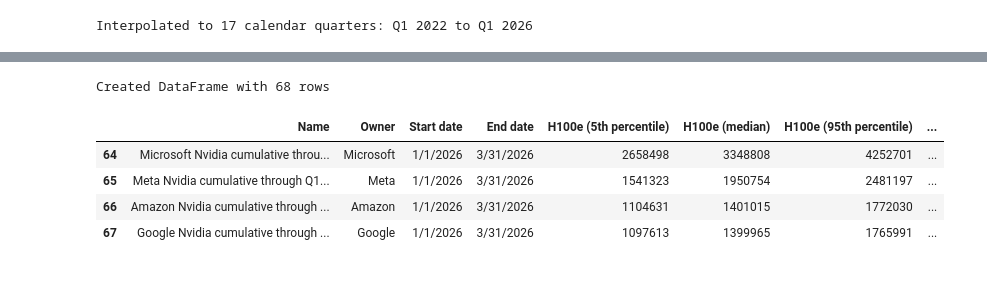
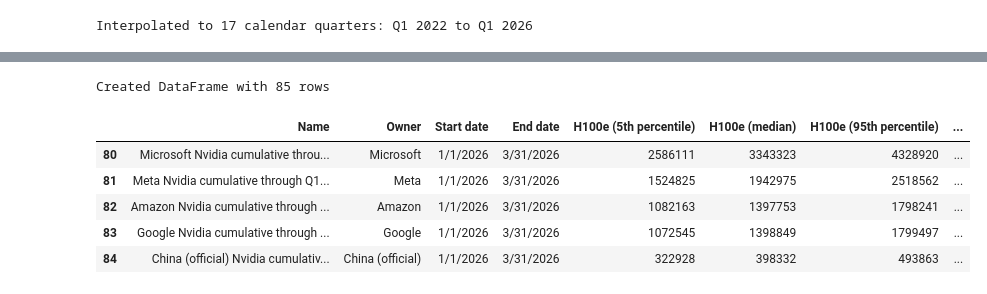
Before and after one commit to epoch-research/ai-chip-counts, a Jupyter notebook: nvidia_owners.ipynb, the cells around one changed output, grey strips where cells are left out. Drawn from its saved outputs; the diff is of its cells as text; code cells hidden in the pictures.

```diff
--- a/nvidia_owners.ipynb
+++ b/nvidia_owners.ipynb
@@ -362,6 +364,8 @@ total_quarterly_samples = estimate_cumulative_chip_sales(
     sample_shares=sample_shares,
     sample_base_price=sample_base_price,
     get_deflation_factor=get_deflation_factor,
+    price_correlation = PRICE_CORRELATION,
+    base_price_distributions=BASE_PRICES,
     sample_revenue_uncertainty=lambda: HARDWARE_SHARE @ 1,
     n_samples=N_SAMPLES,
 )
@@ -663,5 +703,17 @@ for company in HYPERSCALERS:
 
     hyperscaler_running_totals[company] = company_running
 
-print("Computed cumulative running totals for each hyperscaler.")
+# Compute running totals for China
+china_running_totals = {}
+cumulative_so_far = {chip: np.zeros(N_SAMPLES) for chip in CHIP_TYPES}
+china_running = {}
+
+for quarter in QUARTERS:
+    for chip in CHIP_TYPES:
+        cumulative_so_far[chip] = cumulative_so_far[chip] + china_results[CHINA_OWNER][quarter][chip]
+    china_running[quarter] = {chip: cumulative_so_far[chip].copy() for chip in CHIP_TYPES}
+
+china_running_totals[CHINA_OWNER] = china_running
+
+print("Computed cumulative running totals for each hyperscaler and China.")
 # %% [output]
@@ -690,6 +742,12 @@ for company in HYPERSCALERS:
     # Then compute running totals from calendar quarters
     hyperscaler_calendar_running[company] = compute_running_totals(calendar_quarterly)
 
+# Interpolate China to calendar quarters
+china_calendar_quarterly = interpolate_samples_to_calendar_quarters(
+    china_results[CHINA_OWNER], quarter_dates
+)
+china_calendar_running = compute_running_totals(china_calendar_quarterly)
+
 CALENDAR_QUARTERS = list(hyperscaler_calendar_running[HYPERSCALERS[0]].keys())
 print(f"Interpolated to {len(CALENDAR_QUARTERS)} calendar quarters: {CALENDAR_QUARTERS[0]} to {CALENDAR_QUARTERS[-1]}")
 # %% [output]
@@ -726,5 +784,8 @@ for company in HYPERSCALERS:
         hyperscaler_calendar_running[company], CHIP_SPECS, H100_TOPS
     )
 
-print("Computed H100e equivalents for each hyperscaler by calendar quarter.")
+# Compute H100e for China
+china_h100e = compute_h100e_samples(china_calendar_running, CHIP_SPECS, H100_TOPS)
+
+print("Computed H100e equivalents for each hyperscaler and China by calendar quarter.")
 # %% [output]
@@ -804,39 +872,56 @@ def get_calendar_quarter_dates(cal_q):
 
 rows = []
 for cq in CALENDAR_QUARTERS:
     start_date, end_date = get_calendar_quarter_dates(cq)
     for company in HYPERSCALERS:
         h100e_samples = hyperscaler_h100e[company][cq]
 
         # Also compute total units for reference
         unit_samples = sum(
             hyperscaler_calendar_running[company][cq][chip]
             for chip in CHIP_TYPES
         )
 
         rows.append({
             'Name': f"{company} Nvidia cumulative through {cq}",
             'Owner': company,
             'Start date': start_date,
             'End date': end_date,
             'H100e (5th percentile)': int(np.percentile(h100e_samples, 5)),
             'H100e (median)': int(np.percentile(h100e_samples, 50)),
             'H100e (95th percentile)': int(np.percentile(h100e_samples, 95)),
             'Units (5th percentile)': int(np.percentile(unit_samples, 5)),
             'Units (median)': int(np.percentile(unit_samples, 50)),
             'Units (95th percentile)': int(np.percentile(unit_samples, 95)),
         })
 
+    # Add China
+    h100e_samples = china_h100e[cq]
+    unit_samples = sum(china_calendar_running[cq][chip] for chip in CHIP_TYPES)
+    rows.append({
+        'Name': f"{CHINA_OWNER} Nvidia cumulative through {cq}",
+        'Owner': CHINA_OWNER,
+        'Start date': start_date,
+        'End date': end_date,
+        'H100e (5th percentile)': int(np.percentile(h100e_samples, 5)),
+        'H100e (median)': int(np.percentile(h100e_samples, 50)),
+        'H100e (95th percentile)': int(np.percentile(h100e_samples, 95)),
+        'Units (5th percentile)': int(np.percentile(unit_samples, 5)),
+        'Units (median)': int(np.percentile(unit_samples, 50)),
+        'Units (95th percentile)': int(np.percentile(unit_samples, 95)),
+    })
+
 hyperscaler_h100e_df = pd.DataFrame(rows)
 print(f"Created DataFrame with {len(hyperscaler_h100e_df)} rows")
-hyperscaler_h100e_df.tail(4)
+hyperscaler_h100e_df.tail(5)
 # %% [output]
-Created DataFrame with 68 rows
+Created DataFrame with 85 rows
 |  | Name | Owner | Start date | End date | H100e (5th percentile) | H100e (median) | H100e (95th percentile) | ... |
-| 64 | Microsoft Nvidia cumulative throu... | Microsoft | 1/1/2026 | 3/31/2026 | 2658498 | 3348808 | 4252701 | ... |
-| 65 | Meta Nvidia cumulative through Q1... | Meta | 1/1/2026 | 3/31/2026 | 1541323 | 1950754 | 2481197 | ... |
-| 66 | Amazon Nvidia cumulative through ... | Amazon | 1/1/2026 | 3/31/2026 | 1104631 | 1401015 | 1772030 | ... |
-| 67 | Google Nvidia cumulative through ... | Google | 1/1/2026 | 3/31/2026 | 1097613 | 1399965 | 1765991 | ... |
+| 80 | Microsoft Nvidia cumulative throu... | Microsoft | 1/1/2026 | 3/31/2026 | 2586111 | 3343323 | 4328920 | ... |
+| 81 | Meta Nvidia cumulative through Q1... | Meta | 1/1/2026 | 3/31/2026 | 1524825 | 1942975 | 2518562 | ... |
+| 82 | Amazon Nvidia cumulative through ... | Amazon | 1/1/2026 | 3/31/2026 | 1082163 | 1397753 | 1798241 | ... |
+| 83 | Google Nvidia cumulative through ... | Google | 1/1/2026 | 3/31/2026 | 1072545 | 1398849 | 1799497 | ... |
+| 84 | China (official) Nvidia cumulativ... | China (official) | 1/1/2026 | 3/31/2026 | 322928 | 398332 | 493863 | ... |
 # %%
 # ==============================================
 # COMPUTE TOTAL NVIDIA H100e (for "Other" calculation)
```
Also changed, not shown: parts of 10 cells of this notebook, 48 other files.
